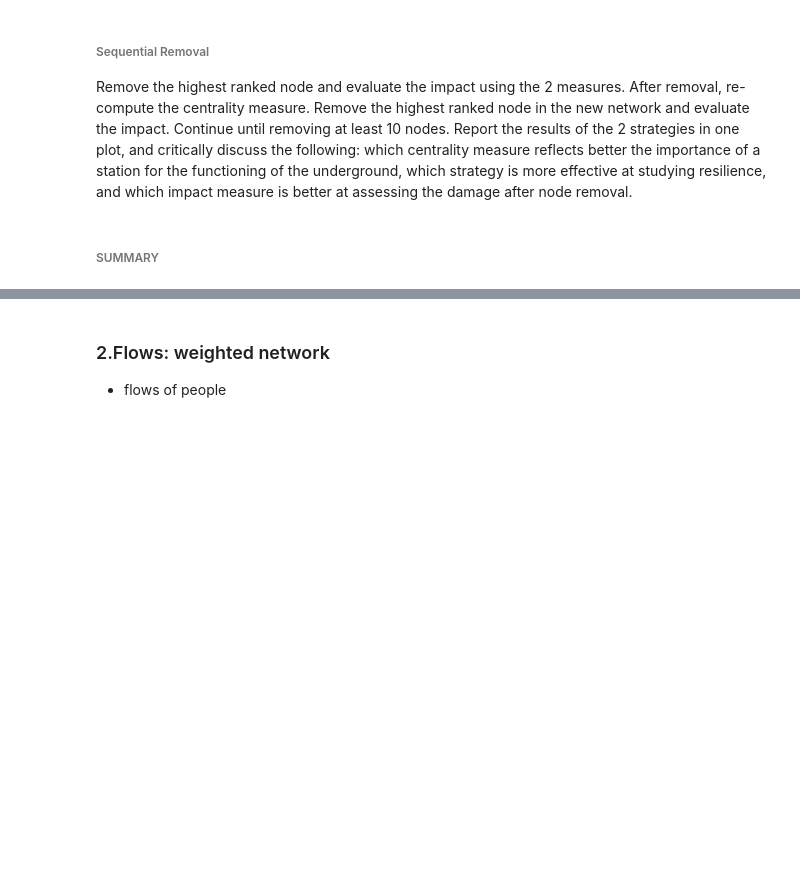
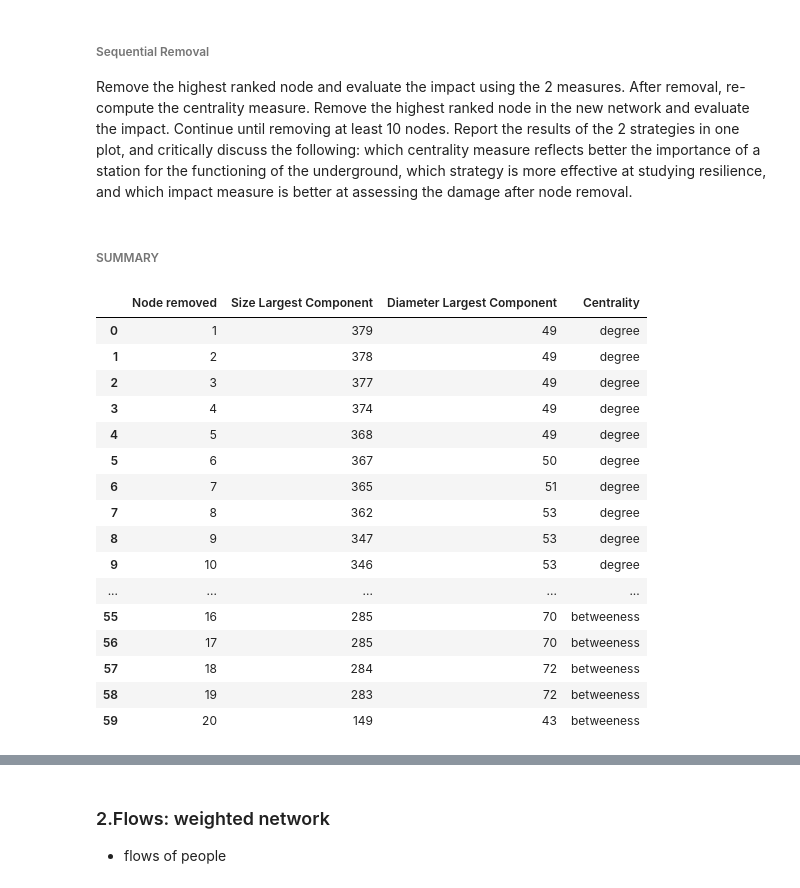
Before and after one commit to brfelipealmeida/LondonTubeNetwork, a Jupyter notebook: Code.ipynb, the cells around one changed output, grey strips where cells are left out. Cells and saved outputs as stored; diff of their text form; code cells hidden in the pictures; blank space fills up the shorter version.

```diff
--- a/Code.ipynb
+++ b/Code.ipynb
@@ -837,0 +842,21 @@ Remove the highest ranked node and evaluate the impact using the 2 measures. Aft
+# %%
+merged_df = pd.concat([DC_ns, CC_ns, BC_ns], ignore_index=True)
+merged_df
+# %% [output]
+|  | Node removed | Size Largest Component | Diameter Largest Component | Centrality |
+| 0 | 1 | 379 | 49 | degree |
+| 1 | 2 | 378 | 49 | degree |
+| 2 | 3 | 377 | 49 | degree |
+| 3 | 4 | 374 | 49 | degree |
+| 4 | 5 | 368 | 49 | degree |
+| 5 | 6 | 367 | 50 | degree |
+| 6 | 7 | 365 | 51 | degree |
+| 7 | 8 | 362 | 53 | degree |
+| 8 | 9 | 347 | 53 | degree |
+| 9 | 10 | 346 | 53 | degree |
+| ... | ... | ... | ... | ... |
+| 55 | 16 | 285 | 70 | betweeness |
+| 56 | 17 | 285 | 70 | betweeness |
+| 57 | 18 | 284 | 72 | betweeness |
+| 58 | 19 | 283 | 72 | betweeness |
+| 59 | 20 | 149 | 43 | betweeness |
```
Also changed, not shown: parts of 14 cells of this notebook.
